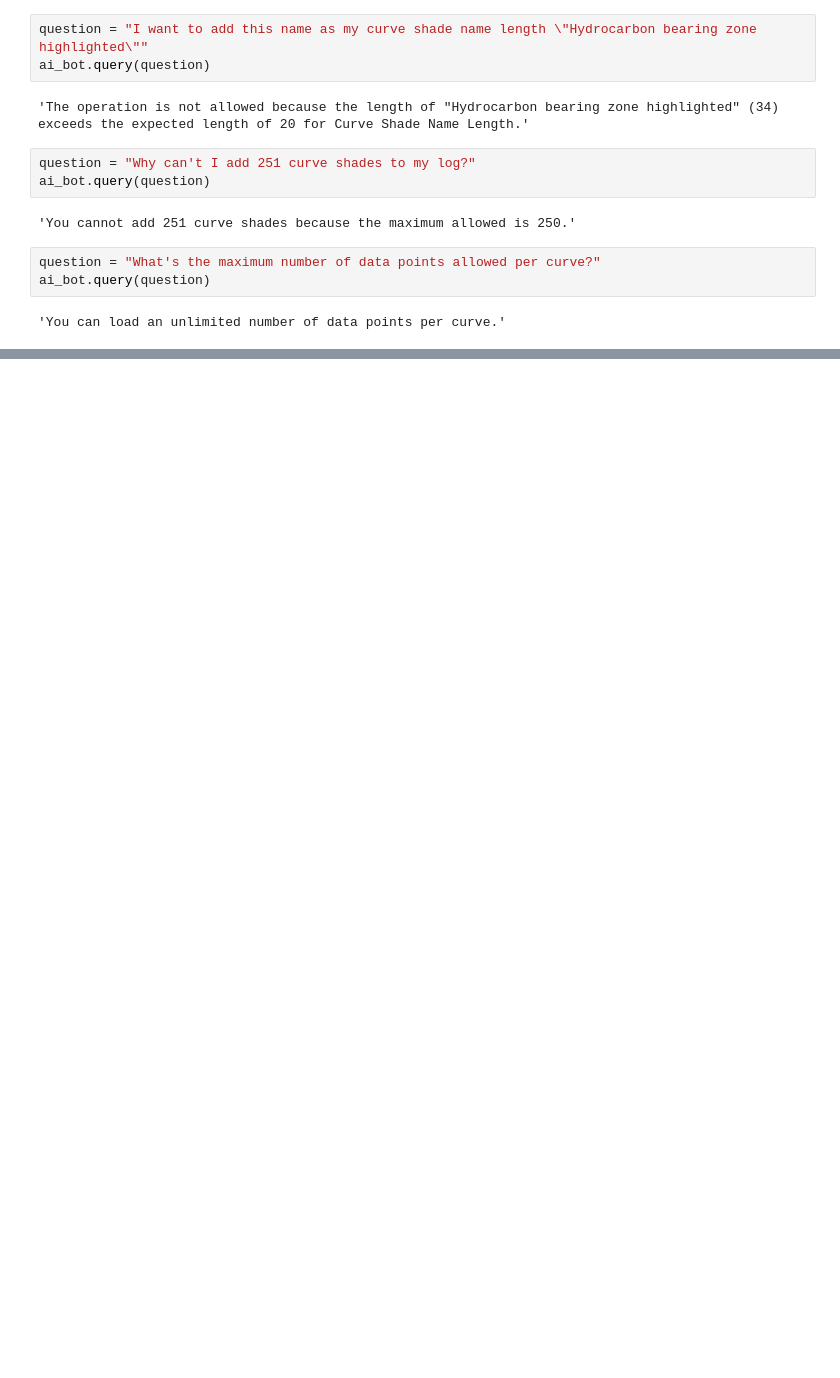
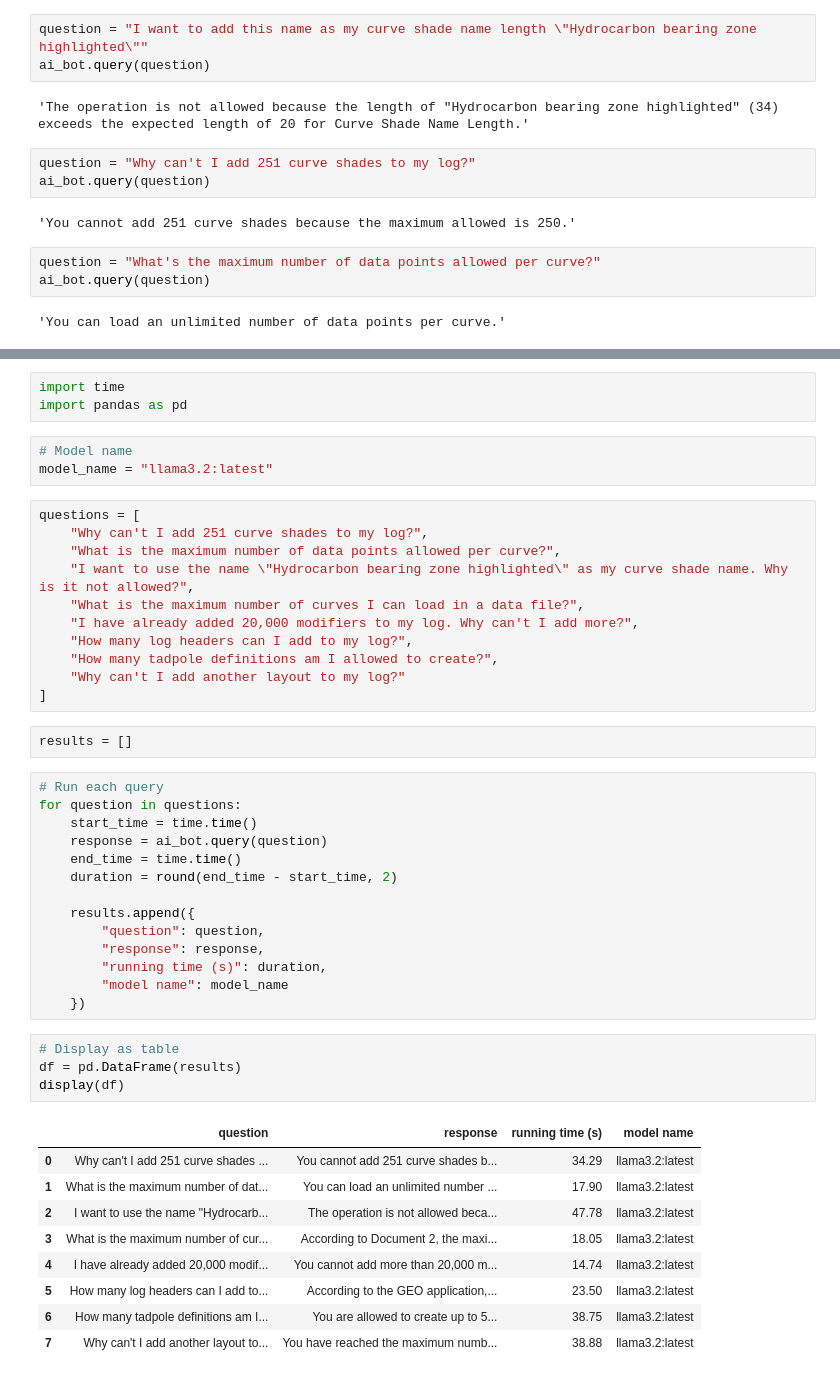
Before and after one commit to hlin-0420/Llama-Chatbot-Notebook, a Jupyter notebook: Llama_Chatbot.ipynb, the cells around one changed output, grey strips where cells are left out. Drawn from its saved outputs; the diff is of its cells as text; blank space fills up the shorter version.

```diff
--- a/Llama_Chatbot.ipynb
+++ b/Llama_Chatbot.ipynb
@@ -565,0 +568,47 @@ ai_bot.query(question)
+# %%
+import time
+import pandas as pd
+# %%
+# Model name
+model_name = "llama3.2:latest"
+# %%
+questions = [
+    "Why can't I add 251 curve shades to my log?",
+    "What is the maximum number of data points allowed per curve?",
+    "I want to use the name \"Hydrocarbon bearing zone highlighted\" as my curve shade name. Why is it not allowed?",
+    "What is the maximum number of curves I can load in a data file?",
+    "I have already added 20,000 modifiers to my log. Why can't I add more?",
+    "How many log headers can I add to my log?",
+    "How many tadpole definitions am I allowed to create?",
+    "Why can't I add another layout to my log?"
+]
+# %%
+results = []
+# %%
+# Run each query
+for question in questions:
+    start_time = time.time()
+    response = ai_bot.query(question)
+    end_time = time.time()
+    duration = round(end_time - start_time, 2)
+
+    results.append({
+        "question": question,
+        "response": response,
+        "running time (s)": duration,
+        "model name": model_name
+    })
+# %%
+# Display as table
+df = pd.DataFrame(results)
+display(df)
+# %% [output]
+|  | question | response | running time (s) | model name |
+| 0 | Why can't I add 251 curve shades ... | You cannot add 251 curve shades b... | 34.29 | llama3.2:latest |
+| 1 | What is the maximum number of dat... | You can load an unlimited number ... | 17.90 | llama3.2:latest |
+| 2 | I want to use the name "Hydrocarb... | The operation is not allowed beca... | 47.78 | llama3.2:latest |
+| 3 | What is the maximum number of cur... | According to Document 2, the maxi... | 18.05 | llama3.2:latest |
+| 4 | I have already added 20,000 modif... | You cannot add more than 20,000 m... | 14.74 | llama3.2:latest |
+| 5 | How many log headers can I add to... | According to the GEO application,... | 23.50 | llama3.2:latest |
+| 6 | How many tadpole definitions am I... | You are allowed to create up to 5... | 38.75 | llama3.2:latest |
+| 7 | Why can't I add another layout to... | You have reached the maximum numb... | 38.88 | llama3.2:latest |
```
Also changed, not shown: parts of 3 cells of this notebook, 5 other files.
